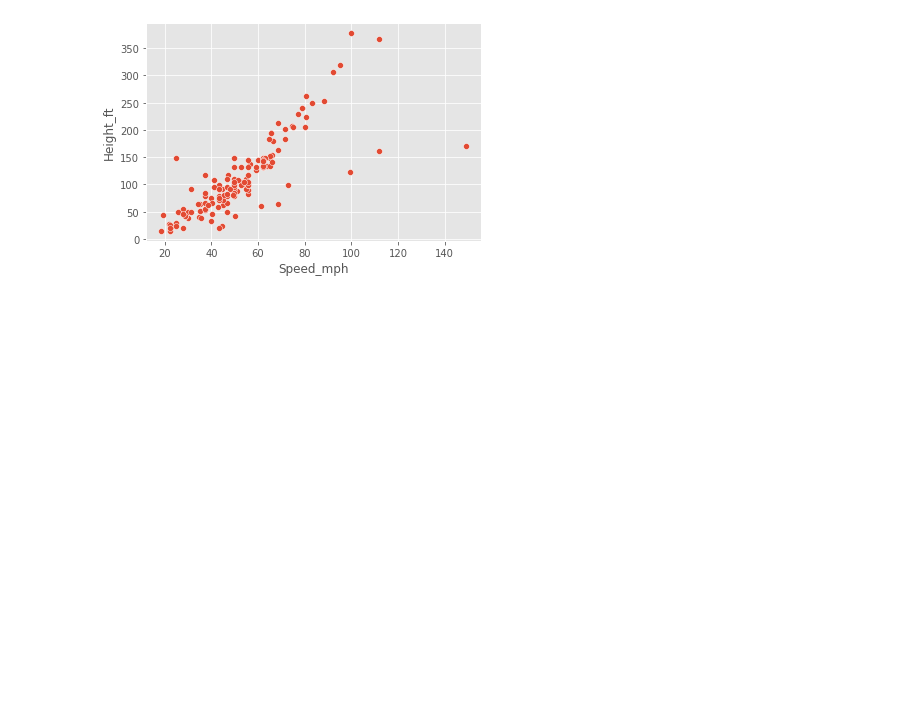
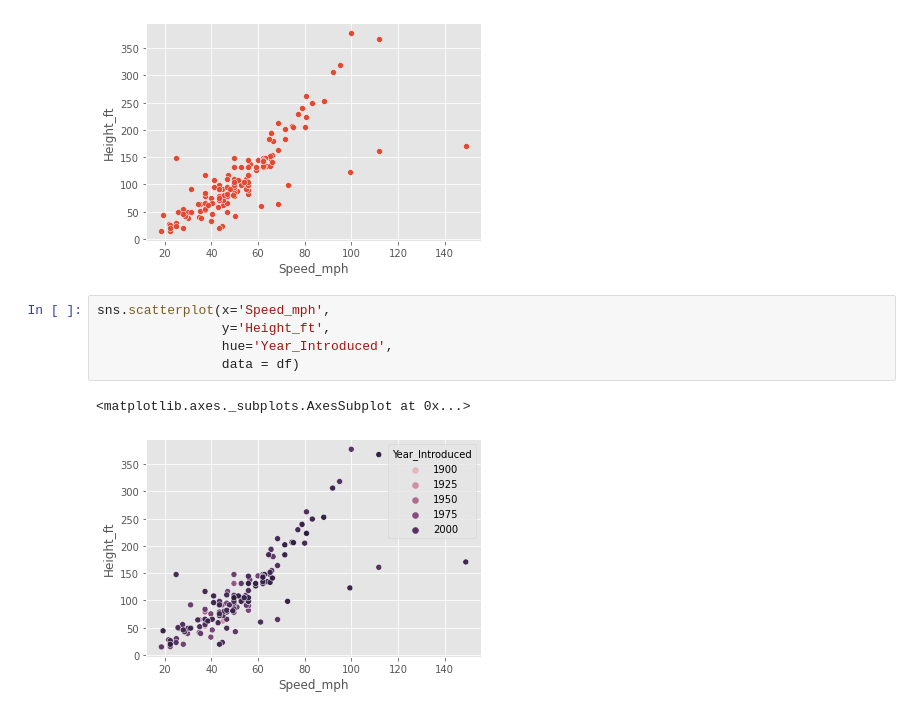
Before and after one commit to dilaraesmer/Exploratory_Data_Analysis_Project, a Jupyter notebook: Data_Analysis.ipynb, the cells around one changed output. Cells and saved outputs as stored; diff of their text form; blank space fills up the shorter version.

```diff
--- a/Data_Analysis.ipynb
+++ b/Data_Analysis.ipynb
@@ -362,3 +362,11 @@ sns.scatterplot(x='Speed_mph',
 # %% [output]
 <matplotlib.axes._subplots.AxesSubplot at 0x...>
 [figure]
+# %%
+sns.scatterplot(x='Speed_mph',
+                y='Height_ft',
+                hue='Year_Introduced',
+                data = df)
+# %% [output]
+<matplotlib.axes._subplots.AxesSubplot at 0x...>
+[figure, added]
```
Also changed, not shown: parts of 2 cells of this notebook.
